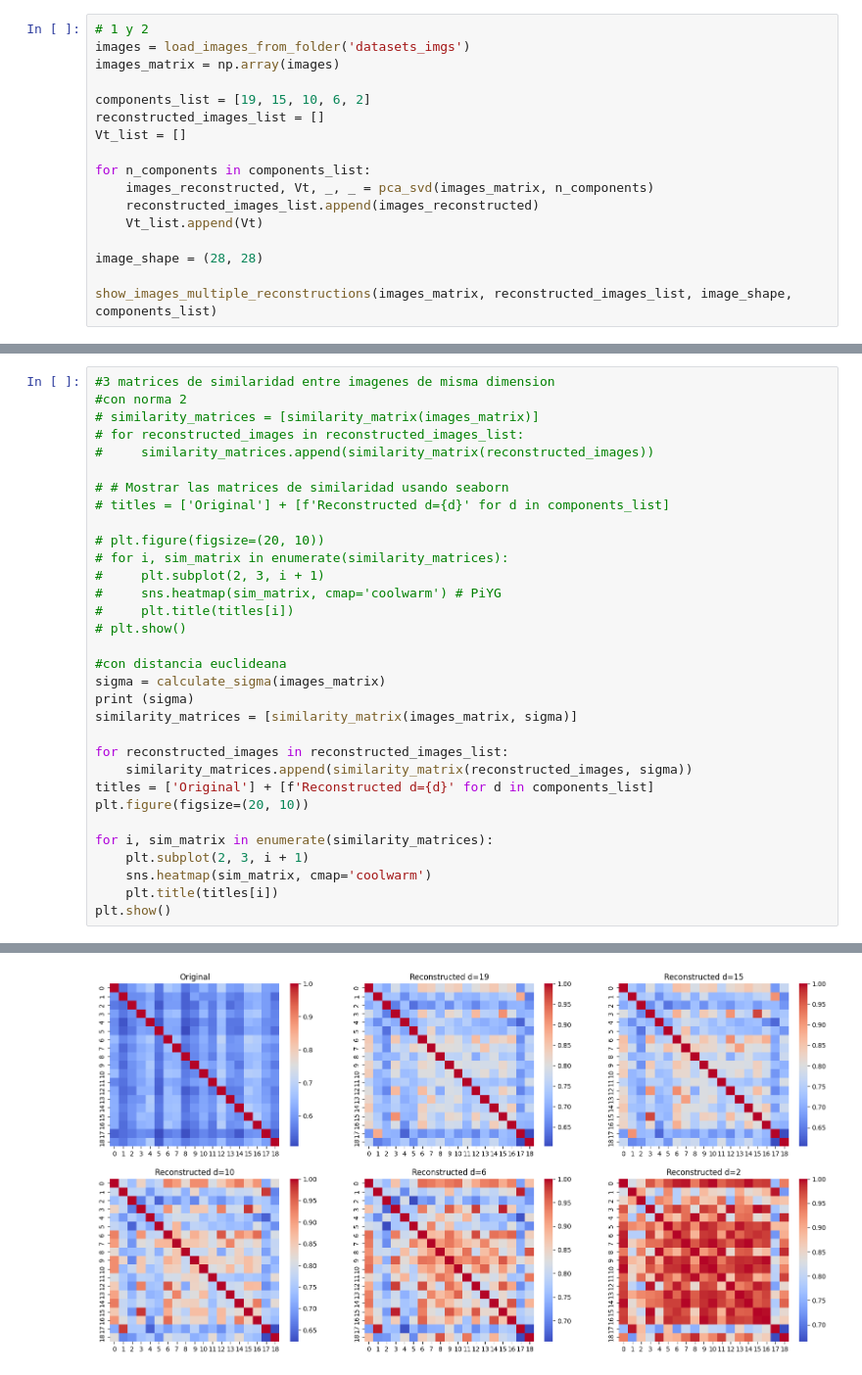
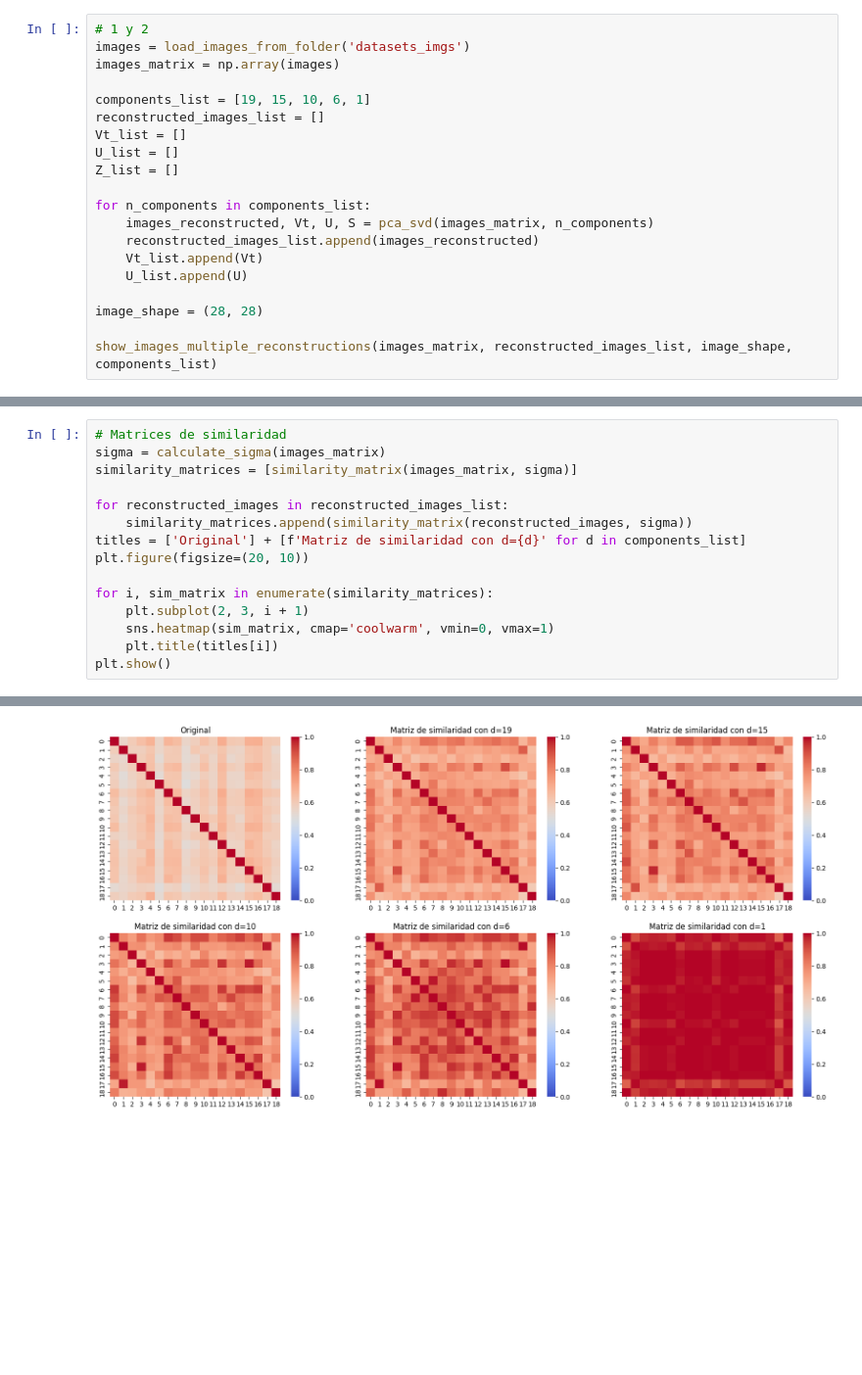
Before and after one commit to lucasU1969/tp_m-todos_2, a Jupyter notebook: punto2.ipynb, the cells around one changed output, grey strips where cells are left out. Shown at 98% size. Drawn from its saved outputs; the diff is of its cells as text; blank space fills up the shorter version.

```diff
--- a/punto2.ipynb
+++ b/punto2.ipynb
@@ -103,14 +88,17 @@ def show_principal_components(Vt, image_shape):
 images = load_images_from_folder('datasets_imgs')
 images_matrix = np.array(images)
 
-components_list = [19, 15, 10, 6, 2]
+components_list = [19, 15, 10, 6, 1]
 reconstructed_images_list = []
 Vt_list = []
+U_list = []
+Z_list = []
 
 for n_components in components_list:
-    images_reconstructed, Vt, _, _ = pca_svd(images_matrix, n_components)
+    images_reconstructed, Vt, U, S = pca_svd(images_matrix, n_components)
     reconstructed_images_list.append(images_reconstructed)
     Vt_list.append(Vt)
+    U_list.append(U)
 
 image_shape = (28, 28)
 
@@ -127,33 +123,16 @@ show_principal_components(Vt, image_shape)
 # %%
-#3 matrices de similaridad entre imagenes de misma dimension
-#con norma 2
-# similarity_matrices = [similarity_matrix(images_matrix)]
-# for reconstructed_images in reconstructed_images_list:
-#     similarity_matrices.append(similarity_matrix(reconstructed_images))
-
-# # Mostrar las matrices de similaridad usando seaborn
-# titles = ['Original'] + [f'Reconstructed d={d}' for d in components_list]
-
-# plt.figure(figsize=(20, 10))
-# for i, sim_matrix in enumerate(similarity_matrices):
-#     plt.subplot(2, 3, i + 1)
-#     sns.heatmap(sim_matrix, cmap='coolwarm') # PiYG
-#     plt.title(titles[i])
-# plt.show()
-
-#con distancia euclideana
+# Matrices de similaridad
 sigma = calculate_sigma(images_matrix)
-print (sigma)
 similarity_matrices = [similarity_matrix(images_matrix, sigma)]
 
 for reconstructed_images in reconstructed_images_list:
     similarity_matrices.append(similarity_matrix(reconstructed_images, sigma))
-titles = ['Original'] + [f'Reconstructed d={d}' for d in components_list]
+titles = ['Original'] + [f'Matriz de similaridad con d={d}' for d in components_list]
 plt.figure(figsize=(20, 10))
 
 for i, sim_matrix in enumerate(similarity_matrices):
     plt.subplot(2, 3, i + 1)
-    sns.heatmap(sim_matrix, cmap='coolwarm')
+    sns.heatmap(sim_matrix, cmap='coolwarm', vmin=0, vmax=1)
     plt.title(titles[i])
 plt.show()
 # %% [output]
@@ -161 +139 @@ plt.show()
-[figure, old version]
+[figure, new version]
```
Also changed, not shown: parts of 13 cells of this notebook.
